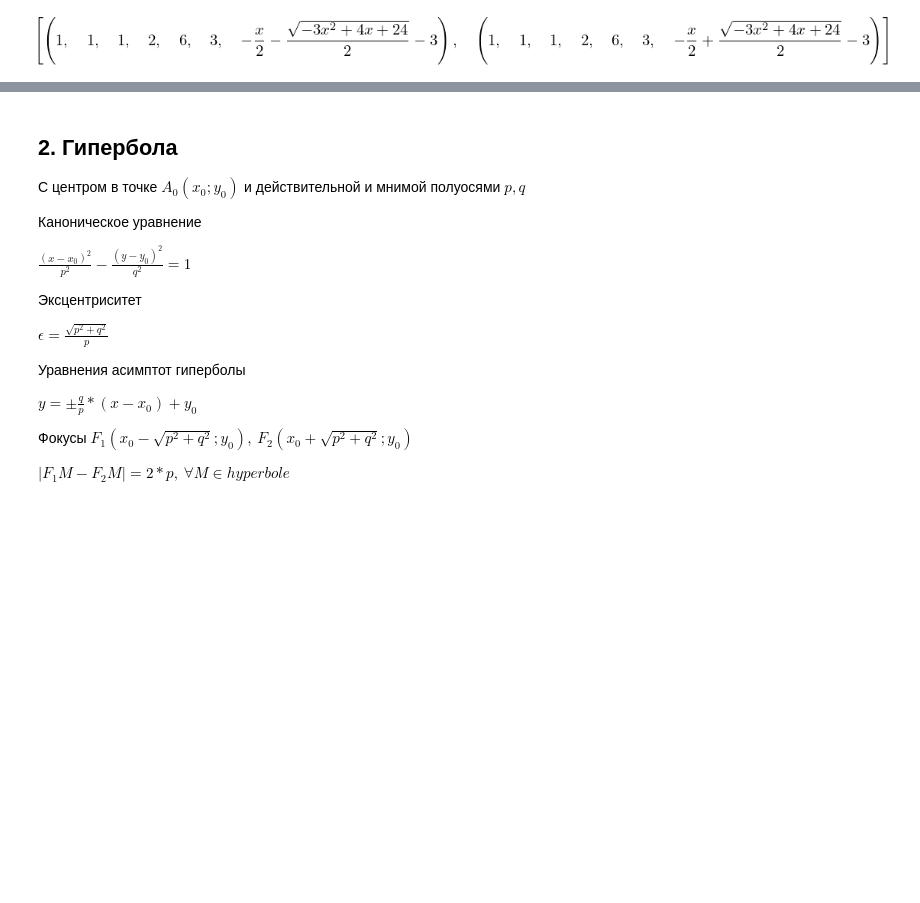
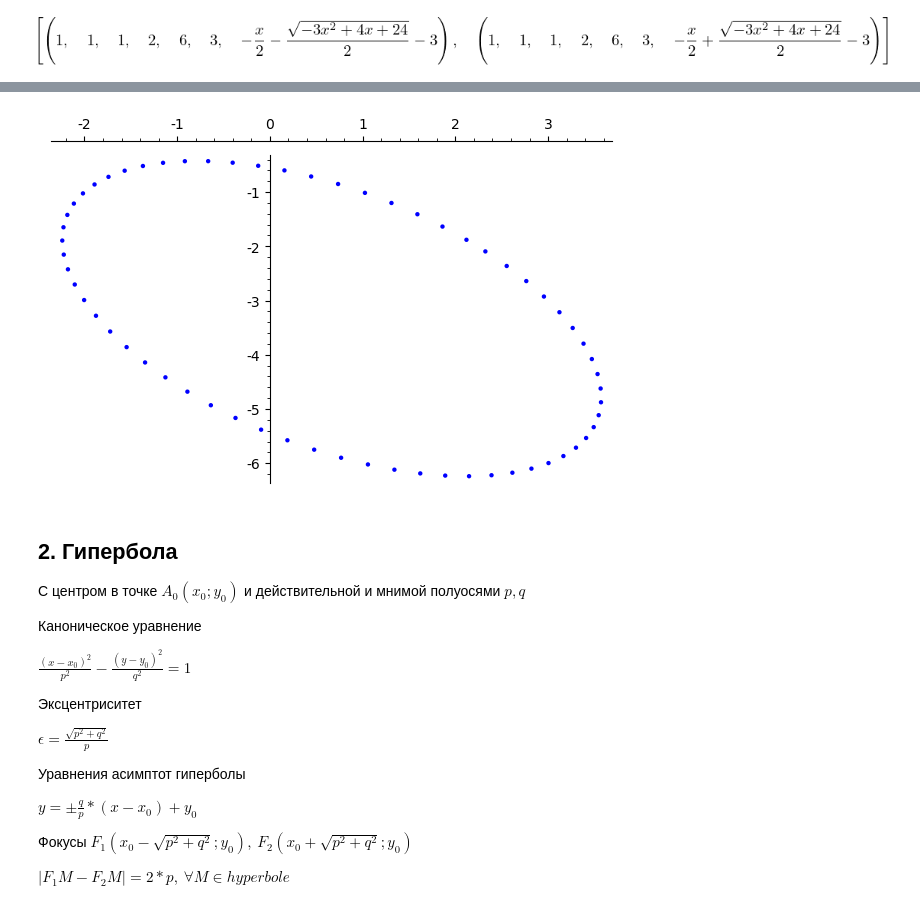
Before and after one commit to OlgaBelitskaya/linear_algebra_practice, a Jupyter notebook: work1_10.ipynb, the cells around one changed output, grey strips where cells are left out. Cells and saved outputs as stored; diff of their text form; code cells hidden in the pictures; blank space fills up the shorter version.

```diff
--- a/work1_10.ipynb
+++ b/work1_10.ipynb
@@ -194,3 +288,21 @@ sympy.solve([eq5, a-1, b-1, c-1, d-2, e-6, f-3], a,b,c,d,e,f,y)
+# %%
+X2 = [2.119633,1.861132,1.590697,1.311029,1.024923,0.7352368,0.4448658,0.156711,-0.1263485,
+      -0.4014845,-0.6659478,-0.9170961,-1.15242,-1.369568,-1.566371,-1.740862,-1.891298,-2.016175,
+      -2.114246,-2.184532,-2.226329,-2.23922,-2.223077,-2.17806,-2.10462,-2.00349,-1.87568,
+      -1.722469,-1.545386,-1.3462,-1.126903,-0.8896854,-0.636917,-0.3711236,-0.09496087,0.1888117,
+      0.4773589,0.7677976,1.057226,1.342752,1.621522,1.890752,2.147752,2.389953,2.614935,
+      2.820451,3.004447,3.165085,3.300759,3.410114,3.492058,3.545771,3.570718,3.566648,3.533602,
+      3.471911,3.382191,3.265338,3.12252,2.955164,2.764942,2.553755,2.323713]
+Y2 = [-1.880367,-1.636384,-1.409356,-1.201552,-1.015048,-0.8517076,-0.7131628,-0.6007978,-0.5157354,
+      -0.4588255,-0.4306367 ,-0.4314508,-0.4612595,-0.519765,-0.6063827,-0.7202472,-0.8602209,-1.024905,
+      -1.212654,-1.421593,-1.649632,-1.894495,-2.153734,-2.42476,-2.704863,-2.991246,-3.281047,
+      -3.571371,-3.859316,-4.142005,-4.416615,-4.680401,-4.930727,-5.165093,-5.381156,-5.576758,
+      -5.749945,-5.898986,-6.022391,-6.118929,-6.187633,-6.227819,-6.239083,-6.221315,-6.17469,
+      -6.099676,-5.997021,-5.867752,-5.71316,-5.534789,-5.334422,-5.11406,-4.875907,-4.62234,-4.355894,
+      -4.079231,-3.795115,-3.506385,-3.215926,-2.926641,-2.641419,-2.36311,-2.094495]
+list_plot(list(zip(X2,Y2)))
+# %% [output]
+[figure, added]
 # %% [markdown]
 ## 2. Гипербола
 С центром в точке $A_0 (x_0;y_0)$ и действительной и мнимой полуосями $p,q$
```
Also changed, not shown: parts of 8 cells of this notebook.
